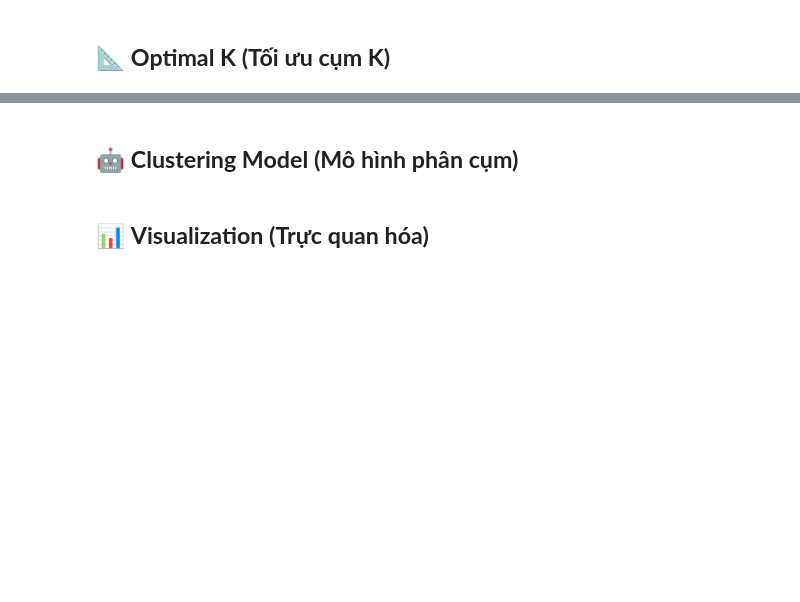
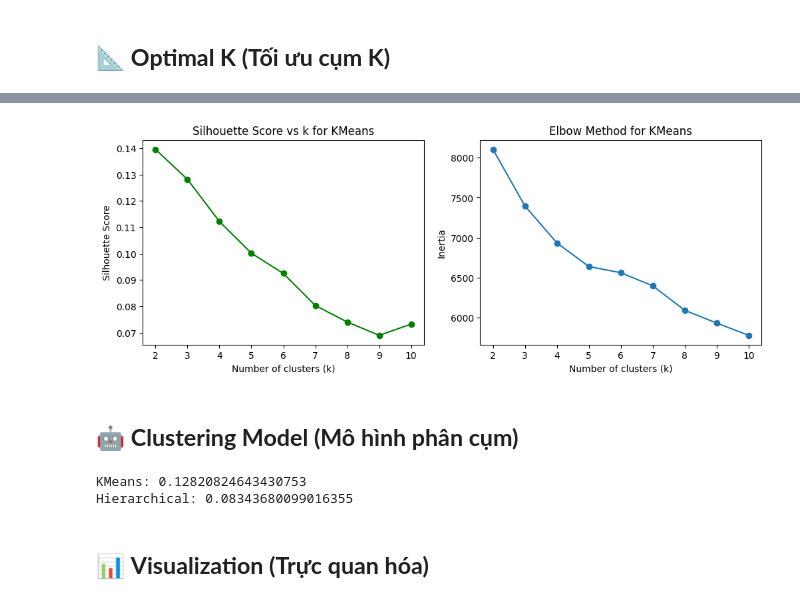
Before and after one commit to TienNguyen0712/student-alcohol-consumption-data-mining, a Jupyter notebook: notebooks/05_clustering.ipynb, the cells around one changed output, grey strips where cells are left out. Drawn from its saved outputs; the diff is of its cells as text; code cells hidden in the pictures; blank space fills up the shorter version.

```diff
--- a/notebooks/05_clustering.ipynb
+++ b/notebooks/05_clustering.ipynb
@@ -9,2 +88,35 @@
+# %%
+from sklearn.cluster import KMeans
+from sklearn.metrics import silhouette_score
+
+K = range(2, 11)
+inertias = []
+sil_scores = []
+
+for k in K:
+    km = KMeans(n_clusters=k, random_state=42)
+    labels_k = km.fit_predict(X_processed)
+    km.fit(X_processed)
+    score = silhouette_score(X_processed, labels_k)
+    sil_scores.append(score)
+    inertias.append(km.inertia_)
+# %%
+import matplotlib.pyplot as plt
+
+fig, axes = plt.subplots(1, 2, figsize=(12, 4))
+
+axes[0].plot(K, sil_scores, marker="o", color="green")
+axes[0].set_title("Silhouette Score vs k for KMeans")
+axes[0].set_xlabel("Number of clusters (k)")
+axes[0].set_ylabel("Silhouette Score")
+
+axes[1].plot(K, inertias, marker="o")
+axes[1].set_title("Elbow Method for KMeans")
+axes[1].set_xlabel("Number of clusters (k)")
+axes[1].set_ylabel("Inertia")
+
+plt.show()
+# %% [output]
+[figure, added]
 # %% [markdown]
 ## 🤖 **Clustering Model (Mô hình phân cụm)**
@@ -11,2 +142,10 @@
+# %%
+from sklearn.metrics import silhouette_score
+
+print("KMeans:", silhouette_score(X_processed, labels))
+print("Hierarchical:", silhouette_score(X_processed, labels_h))
+# %% [output]
+KMeans: 0.12820824643430753
+Hierarchical: 0.08343680099016355
 # %% [markdown]
 ## 📊 **Visualization (Trực quan hóa)**
```
Also changed, not shown: parts of 14 cells of this notebook.
